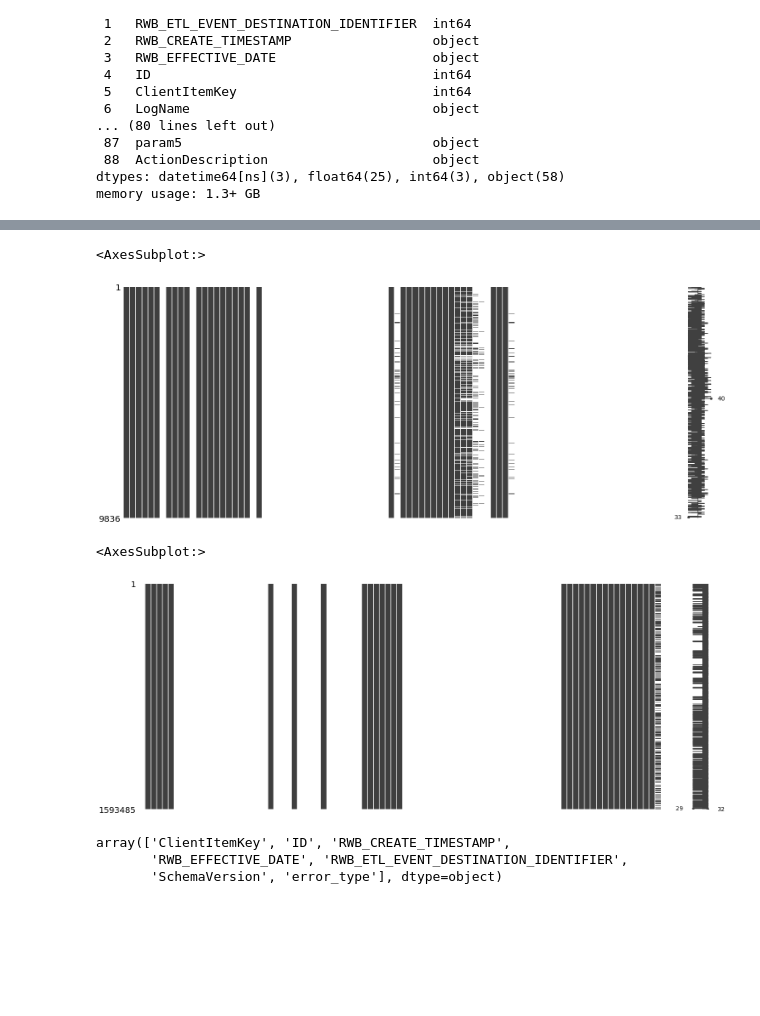
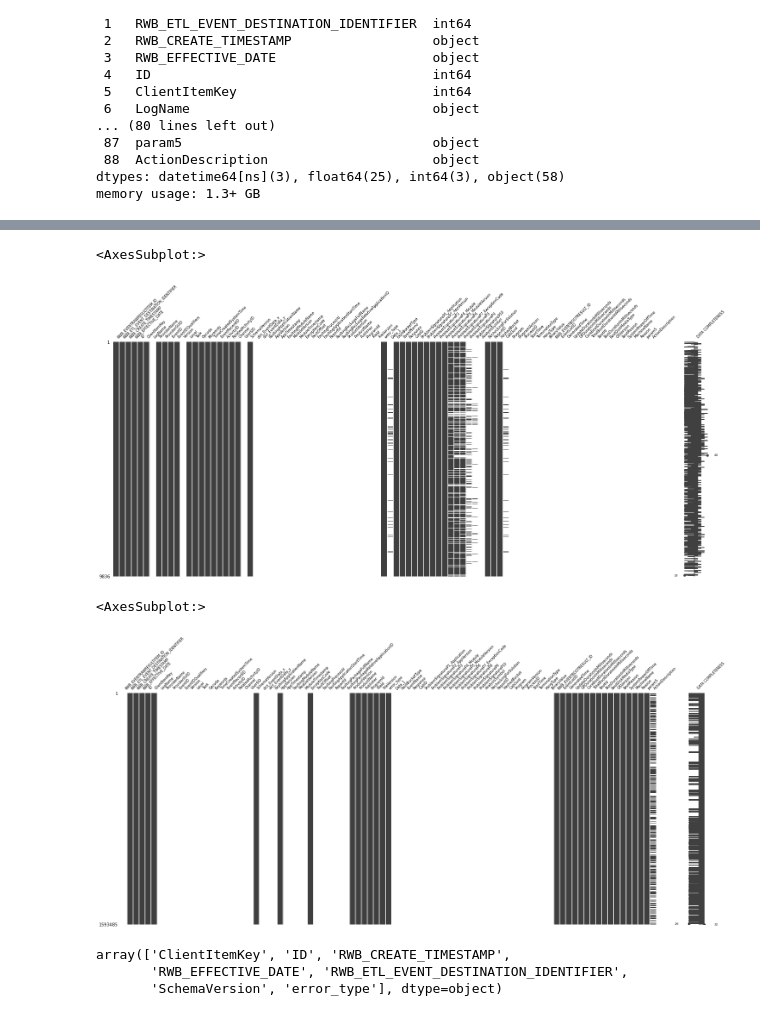
Before and after one commit to redgerly-umich/capstone_ff, a Jupyter notebook: DataCleaning/combine_4_error_types.ipynb, the cells around one changed output, grey strips where cells are left out. Drawn from its saved outputs; the diff is of its cells as text; code cells hidden in the pictures; blank space fills up the shorter version.

```diff
--- a/DataCleaning/combine_4_error_types.ipynb
+++ b/DataCleaning/combine_4_error_types.ipynb
@@ -33,8 +33,8 @@ df_win['error_type'] = 'Windows'
 df_hang['error_type'] = 'Hang'
 df_boot['error_type'] = 'Boot'
 # %%
-df = pd.concat([df_app, df_win, df_hang, df_boot])
-df.info()
+events = pd.concat([df_app, df_win, df_hang, df_boot])
+events.info()
 # %% [output]
 <class 'pandas.core.frame.DataFrame'>
 Int64Index: 1912281 entries, 4740 to 4357
@@ -66,13 +66,13 @@ msno.matrix(df[df['error_type'] == 'Hang'])
 # %%
-msno.matrix(df[df['error_type'] == 'Windows'])
+msno.matrix(events[events['error_type'] == 'Windows'], labels=True, fontsize=8)
 # %% [output]
 <AxesSubplot:>
-[figure, old version]
+[figure, new version]
 # %%
-msno.matrix(df[df['error_type'] == 'Boot'])
+msno.matrix(events[events['error_type'] == 'Boot'], labels=True, fontsize=8)
 # %% [output]
 <AxesSubplot:>
-[figure, old version]
+[figure, new version]
 # %%
 common_columns = reduce(np.intersect1d, (df_app.columns, df_boot.columns, df_hang.columns, df_win.columns))
 common_columns
```
Also changed, not shown: parts of 34 cells of this notebook.
